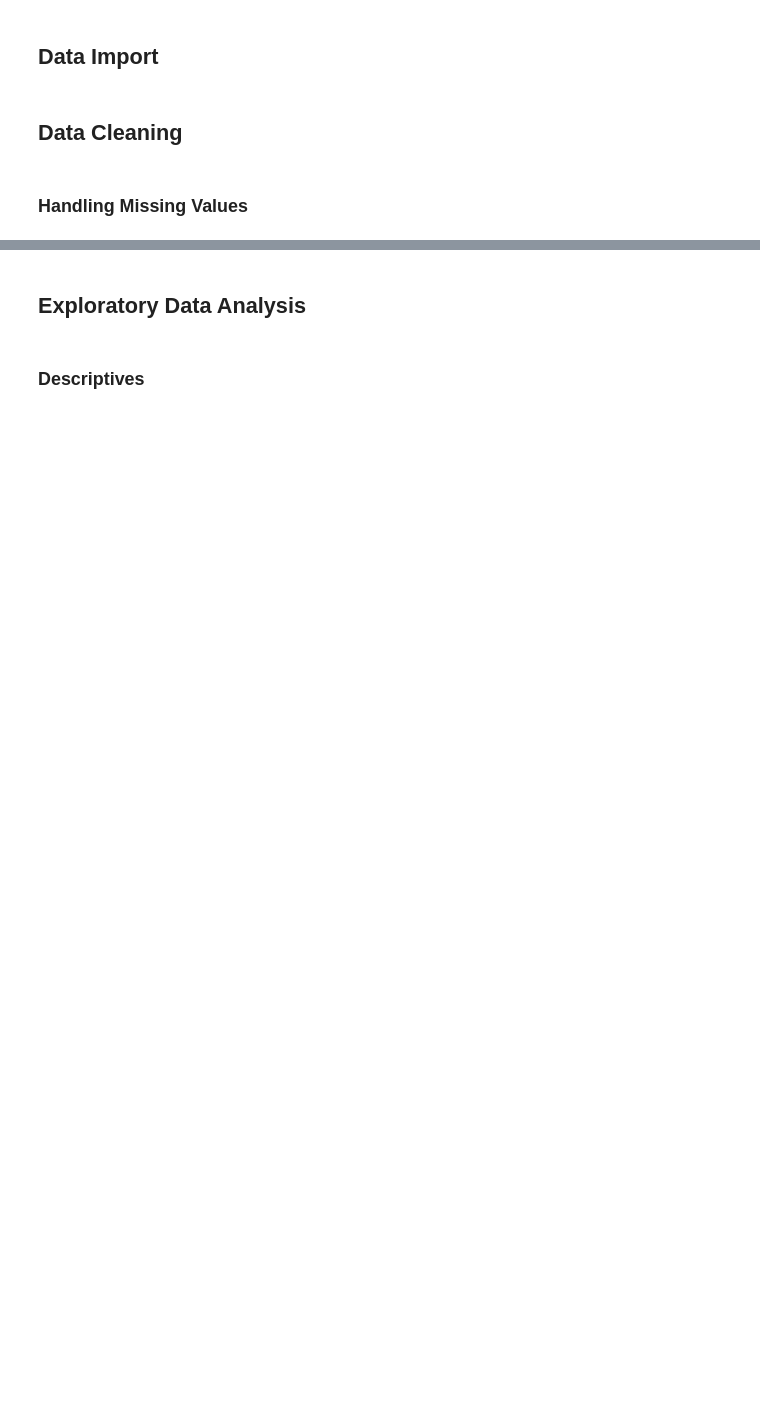
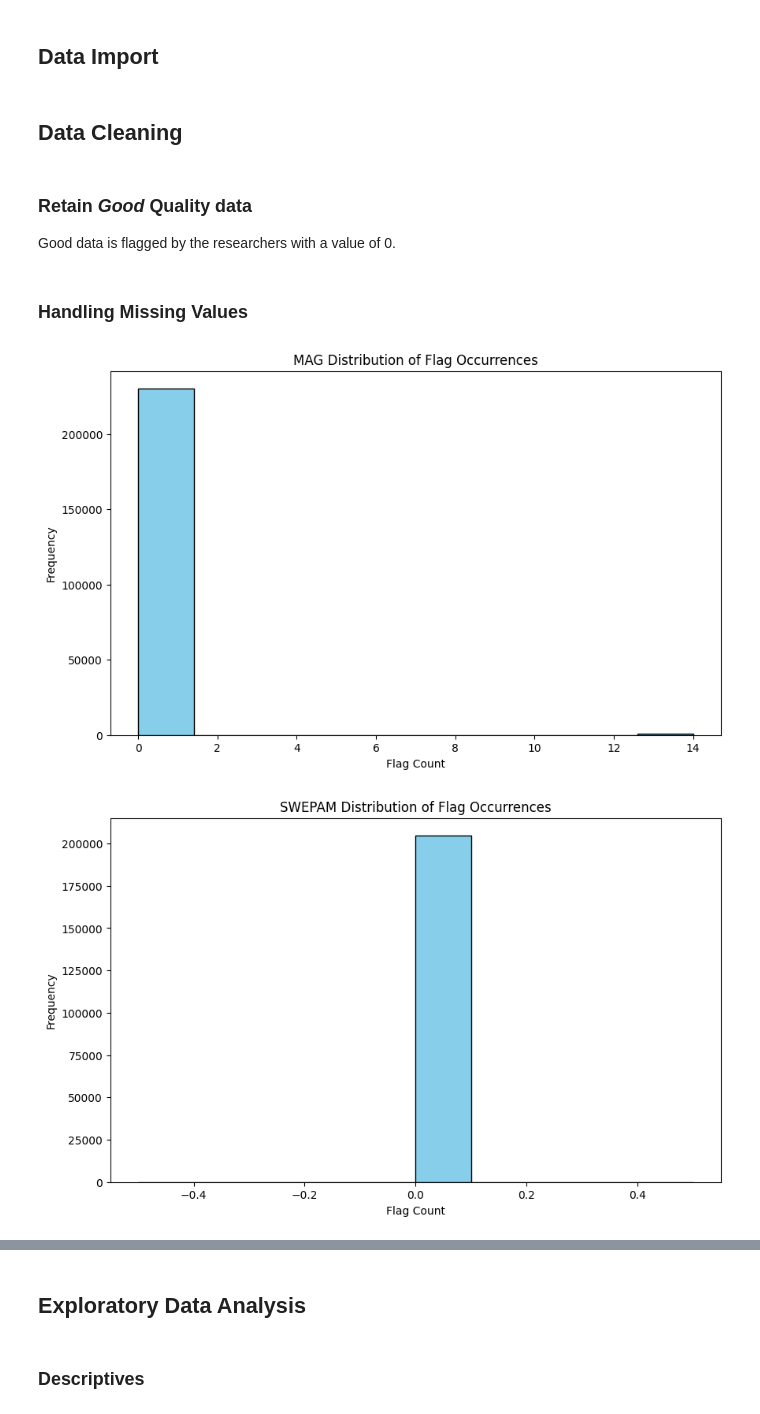
Before and after one commit to SarahAmiraslani/solar-wind-coronal-origin, a Jupyter notebook: notebooks/ace_exploration.ipynb, the cells around one changed output, grey strips where cells are left out. Cells and saved outputs as stored; diff of their text form; code cells hidden in the pictures; blank space fills up the shorter version.

Commit message:
more data quality additions

```diff
--- a/notebooks/ace_exploration.ipynb
+++ b/notebooks/ace_exploration.ipynb
@@ -56,16 +57,23 @@ MISSING_FLAG = -999.900
 data_dir = "../data/ace/raw"
 mag_df = parse_hdf_data(f"{data_dir}/MAG_data_1hr.txt")
 swepam_df = parse_hdf_data(f"{data_dir}/SWEPAM_data_1hr.txt")
+epam_df = parse_hdf_data(f"{data_dir}/EPAM_data_1hr.txt")
 swics_df = parse_hdf_data(f"{data_dir}/SWICS_data_1day.txt")
+
+ACE_DATASETS = [mag_df, swepam_df, epam_df, swics_df]
+ACE_DATASETS_NAMES = ["MAG", "SWEPAM", "EPAM", "SWICS"]
 # %%
 # dtype conversion
-for df in [mag_df, swepam_df, swics_df]:
+for df in ACE_DATASETS:
     df[["year", "day", "hr", "min", "sec"]] = df[
         ["year", "day", "hr", "min", "sec"]
     ].astype(int)
+
+    with suppress(KeyError):
+        df['Quality'] = df['Quality'].astype(str)
 # %%
 # datetime conversion and drop redundant features
-for df in [mag_df, swepam_df, swics_df]:
+for df in ACE_DATASETS:
     add_datetime_column(df).drop(
         columns=["year", "day", "hr", "min", "sec", "fp_year", "fp_doy"],
         inplace=True,
@@ -73,10 +81,24 @@ for df in [mag_df, swepam_df, swics_df]:
     )
 # %% [markdown]
 ## Data Cleaning
+# %% [markdown]
+### Retain *Good* Quality data
+
+Good data is flagged by the researchers with a value of 0.
+# %%
+for df in ACE_DATASETS:
+    with suppress(KeyError):
+        df = df[df['Quality'] == 0]
+        df.drop(columns='Quality', inplace=True)
 # %% [markdown]
 ### Handling Missing Values
 # %%
-missing_rows = mag_df[mag_df.eq("-999.900").any(axis=1)]
-flag_occurrences(mag_df, MISSING_FLAG).sort_values(
-    ascending=False, by="Flag_Count"
-)
+for df,df_name in zip(ACE_DATASETS,ACE_DATASETS_NAMES):
+    missing_rows = df[df.eq("-999.900").any(axis=1)]
+    flag_occurrences(df, MISSING_FLAG).sort_values(
+        ascending=False, by="Flag_Count"
+    )
+    visualize_flag(df,df_name)
+# %% [output]
+[figure, added]
+[figure, added]
```
Also changed, not shown: parts of 8 cells of this notebook, 1 other file.
